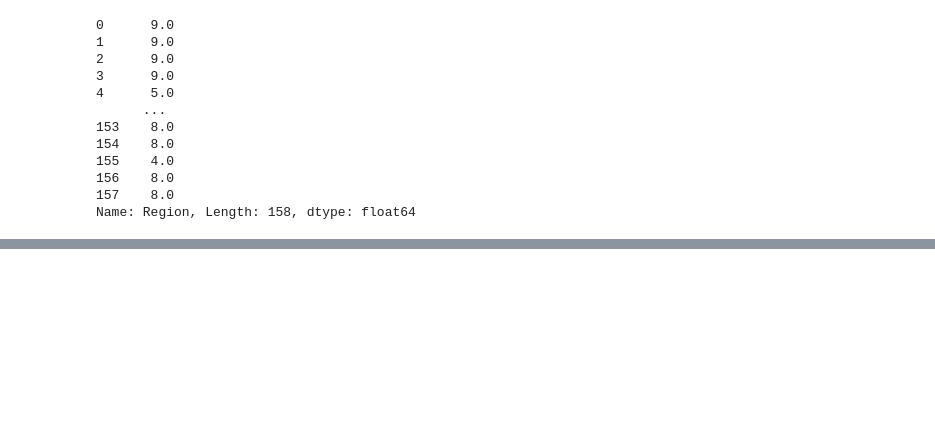
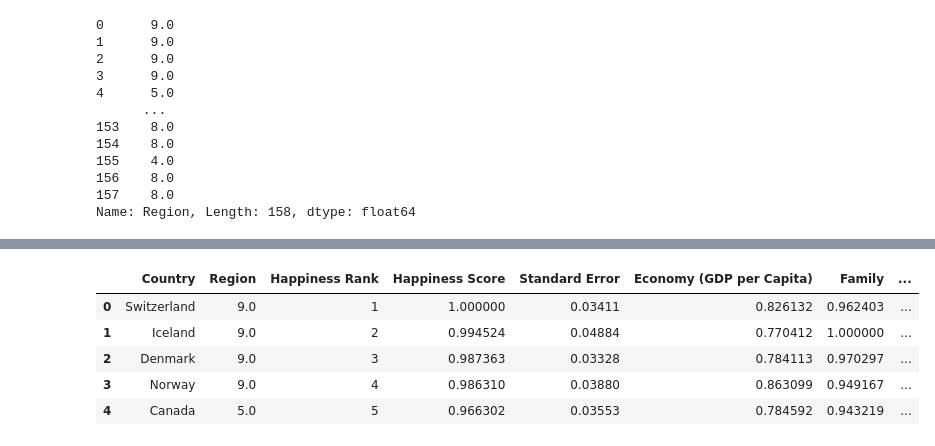
Before and after one commit to Danish3848/F20DL, a Jupyter notebook: Testing_out_Datasets.ipynb, the cells around one changed output, grey strips where cells are left out. Cells and saved outputs as stored; diff of their text form; code cells hidden in the pictures; blank space fills up the shorter version.

```diff
--- a/Testing_out_Datasets.ipynb
+++ b/Testing_out_Datasets.ipynb
@@ -191,0 +191,9 @@ Name: Happiness Score, dtype: float64
+# %%
+happiness.head()
+# %% [output]
+|  | Country | Region | Happiness Rank | Happiness Score | Standard Error | Economy (GDP per Capita) | Family | ... |
+| 0 | Switzerland | 9.0 | 1 | 1.000000 | 0.03411 | 0.826132 | 0.962403 | ... |
+| 1 | Iceland | 9.0 | 2 | 0.994524 | 0.04884 | 0.770412 | 1.000000 | ... |
+| 2 | Denmark | 9.0 | 3 | 0.987363 | 0.03328 | 0.784113 | 0.970297 | ... |
+| 3 | Norway | 9.0 | 4 | 0.986310 | 0.03880 | 0.863099 | 0.949167 | ... |
+| 4 | Canada | 5.0 | 5 | 0.966302 | 0.03553 | 0.784592 | 0.943219 | ... |
```
Also changed, not shown: parts of 12 cells of this notebook.
